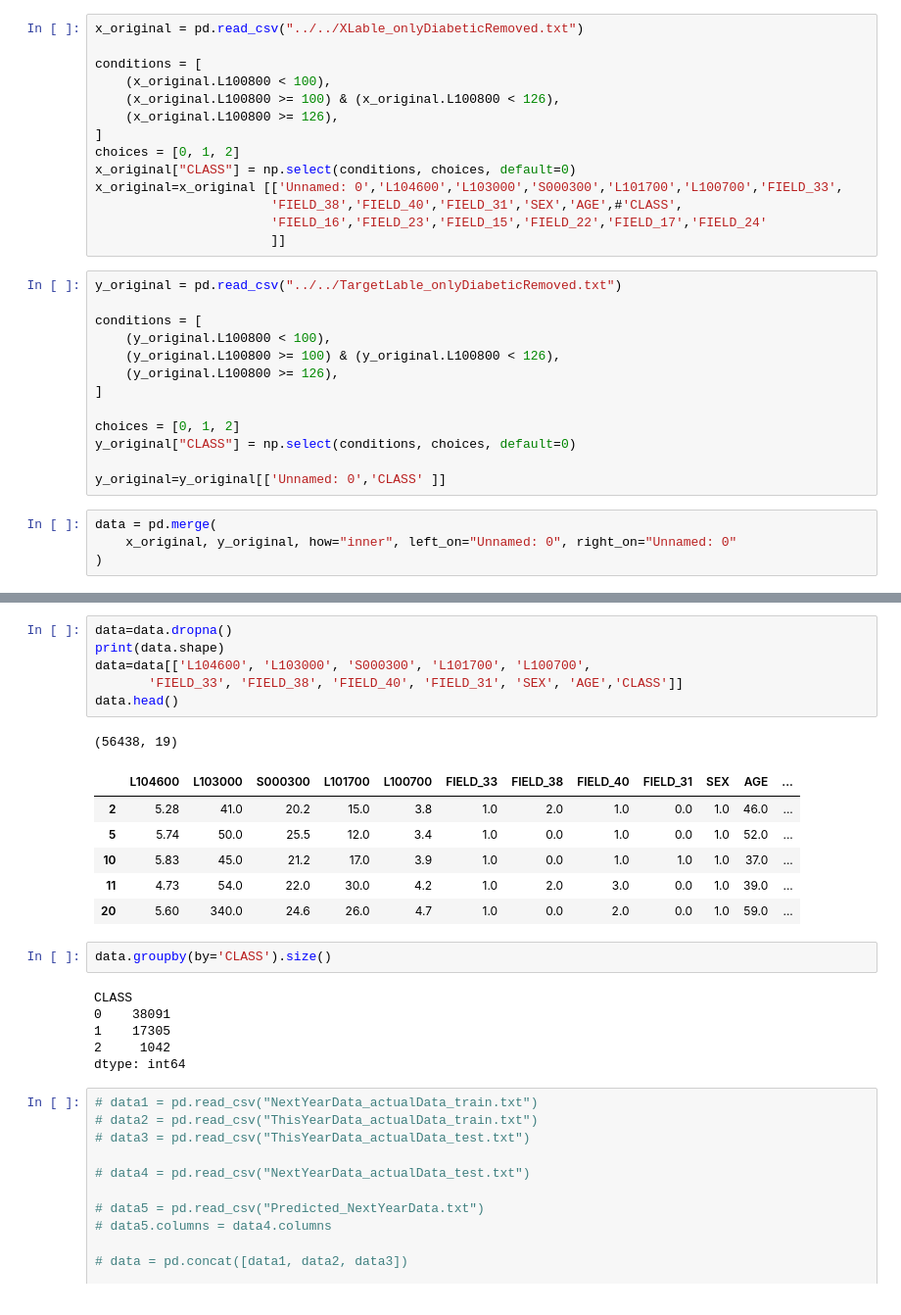
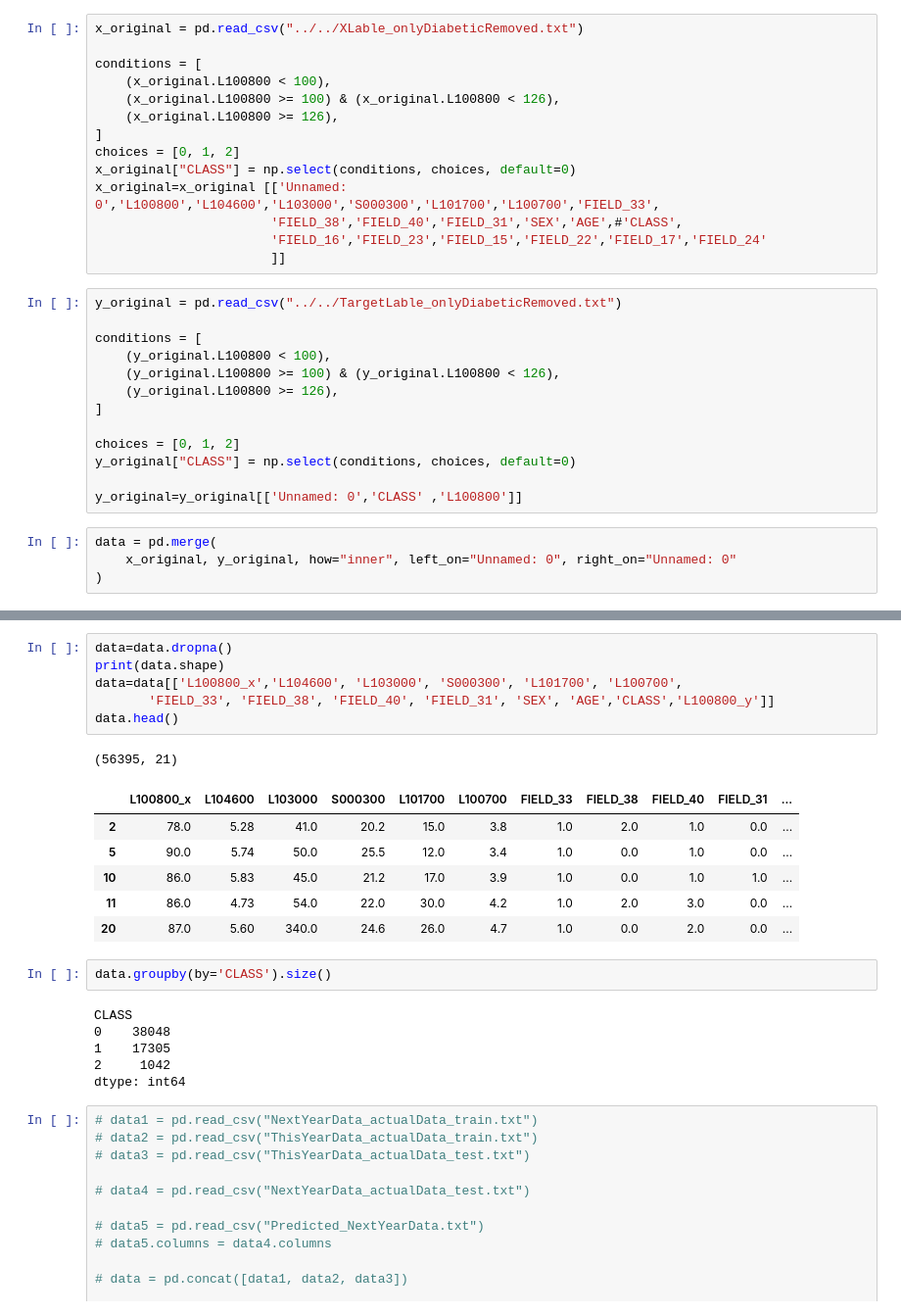
Before and after one commit to henockmamo54/Health-Data-Analysis-Diabetics, a Jupyter notebook: Diabetes/DataGeneration_V2_for_next_year_classifier - Copy/Classifier - Trial3- to predict next year class.ipynb, the cells around one changed output, grey strips where cells are left out. Shown at 98% size. Saved outputs shown, nothing was run; the diff lists cells and outputs as text.

```diff
--- a/Diabetes/DataGeneration_V2_for_next_year_classifier - Copy/Classifier - Trial3- to predict next year class.ipynb
+++ b/Diabetes/DataGeneration_V2_for_next_year_classifier - Copy/Classifier - Trial3- to predict next year class.ipynb
@@ -25,7 +25,7 @@ conditions = [
 ]
 choices = [0, 1, 2]
 x_original["CLASS"] = np.select(conditions, choices, default=0)
-x_original=x_original [['Unnamed: 0','L104600','L103000','S000300','L101700','L100700','FIELD_33',
+x_original=x_original [['Unnamed: 0','L100800','L104600','L103000','S000300','L101700','L100700','FIELD_33',
                        'FIELD_38','FIELD_40','FIELD_31','SEX','AGE',#'CLASS',
                        'FIELD_16','FIELD_23','FIELD_15','FIELD_22','FIELD_17','FIELD_24'
                        ]]
@@ -41,7 +41,7 @@ conditions = [
 choices = [0, 1, 2]
 y_original["CLASS"] = np.select(conditions, choices, default=0)
 
-y_original=y_original[['Unnamed: 0','CLASS' ]]
+y_original=y_original[['Unnamed: 0','CLASS' ,'L100800']]
 # %%
 data = pd.merge(
     x_original, y_original, how="inner", left_on="Unnamed: 0", right_on="Unnamed: 0"
@@ -70,22 +70,22 @@ print(data.shape)
 # %%
 data=data.dropna()
 print(data.shape)
-data=data[['L104600', 'L103000', 'S000300', 'L101700', 'L100700',
-       'FIELD_33', 'FIELD_38', 'FIELD_40', 'FIELD_31', 'SEX', 'AGE','CLASS']]
+data=data[['L100800_x','L104600', 'L103000', 'S000300', 'L101700', 'L100700',
+       'FIELD_33', 'FIELD_38', 'FIELD_40', 'FIELD_31', 'SEX', 'AGE','CLASS','L100800_y']]
 data.head()
 # %% [output]
-(56438, 19)
+(56395, 21)
-|  | L104600 | L103000 | S000300 | L101700 | L100700 | FIELD_33 | FIELD_38 | FIELD_40 | FIELD_31 | SEX | AGE | ... |
-| 2 | 5.28 | 41.0 | 20.2 | 15.0 | 3.8 | 1.0 | 2.0 | 1.0 | 0.0 | 1.0 | 46.0 | ... |
-| 5 | 5.74 | 50.0 | 25.5 | 12.0 | 3.4 | 1.0 | 0.0 | 1.0 | 0.0 | 1.0 | 52.0 | ... |
-| 10 | 5.83 | 45.0 | 21.2 | 17.0 | 3.9 | 1.0 | 0.0 | 1.0 | 1.0 | 1.0 | 37.0 | ... |
-| 11 | 4.73 | 54.0 | 22.0 | 30.0 | 4.2 | 1.0 | 2.0 | 3.0 | 0.0 | 1.0 | 39.0 | ... |
-| 20 | 5.60 | 340.0 | 24.6 | 26.0 | 4.7 | 1.0 | 0.0 | 2.0 | 0.0 | 1.0 | 59.0 | ... |
+|  | L100800_x | L104600 | L103000 | S000300 | L101700 | L100700 | FIELD_33 | FIELD_38 | FIELD_40 | FIELD_31 | ... |
+| 2 | 78.0 | 5.28 | 41.0 | 20.2 | 15.0 | 3.8 | 1.0 | 2.0 | 1.0 | 0.0 | ... |
+| 5 | 90.0 | 5.74 | 50.0 | 25.5 | 12.0 | 3.4 | 1.0 | 0.0 | 1.0 | 0.0 | ... |
+| 10 | 86.0 | 5.83 | 45.0 | 21.2 | 17.0 | 3.9 | 1.0 | 0.0 | 1.0 | 1.0 | ... |
+| 11 | 86.0 | 4.73 | 54.0 | 22.0 | 30.0 | 4.2 | 1.0 | 2.0 | 3.0 | 0.0 | ... |
+| 20 | 87.0 | 5.60 | 340.0 | 24.6 | 26.0 | 4.7 | 1.0 | 0.0 | 2.0 | 0.0 | ... |
 # %%
 data.groupby(by='CLASS').size()
 # %% [output]
 CLASS
-0    38091
+0    38048
 1    17305
 2     1042
 dtype: int64
```
Also changed, not shown: parts of 18 cells of this notebook.
